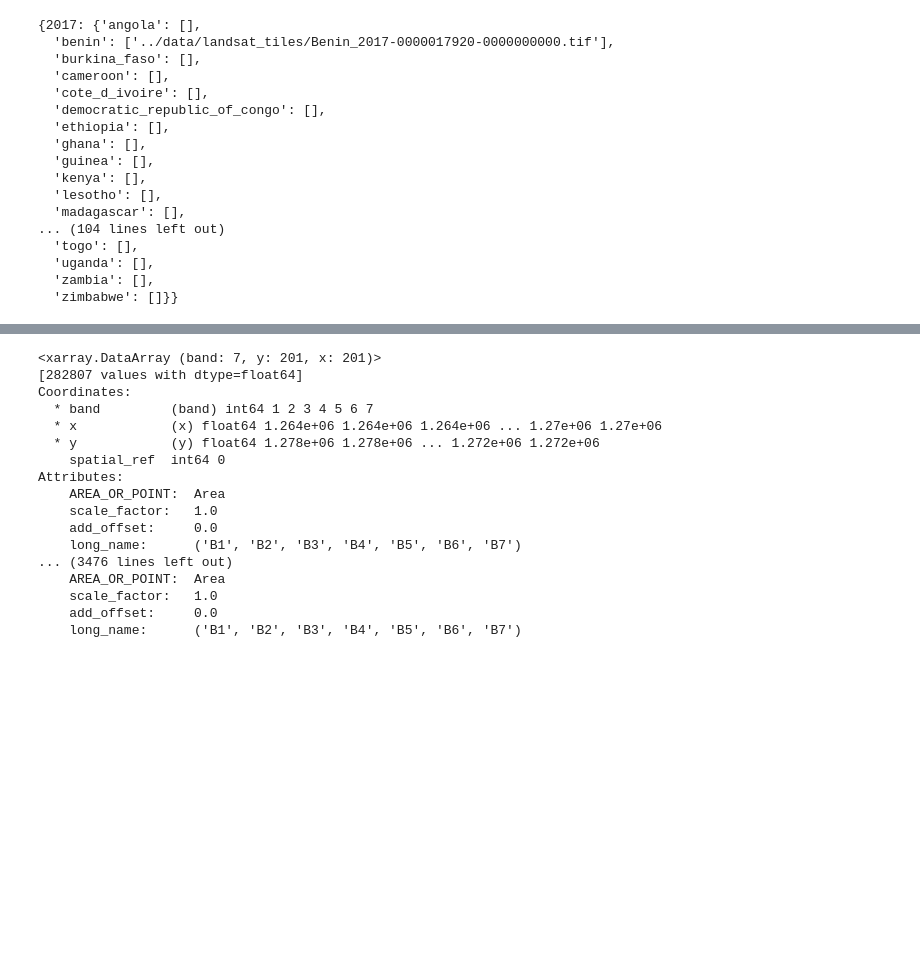
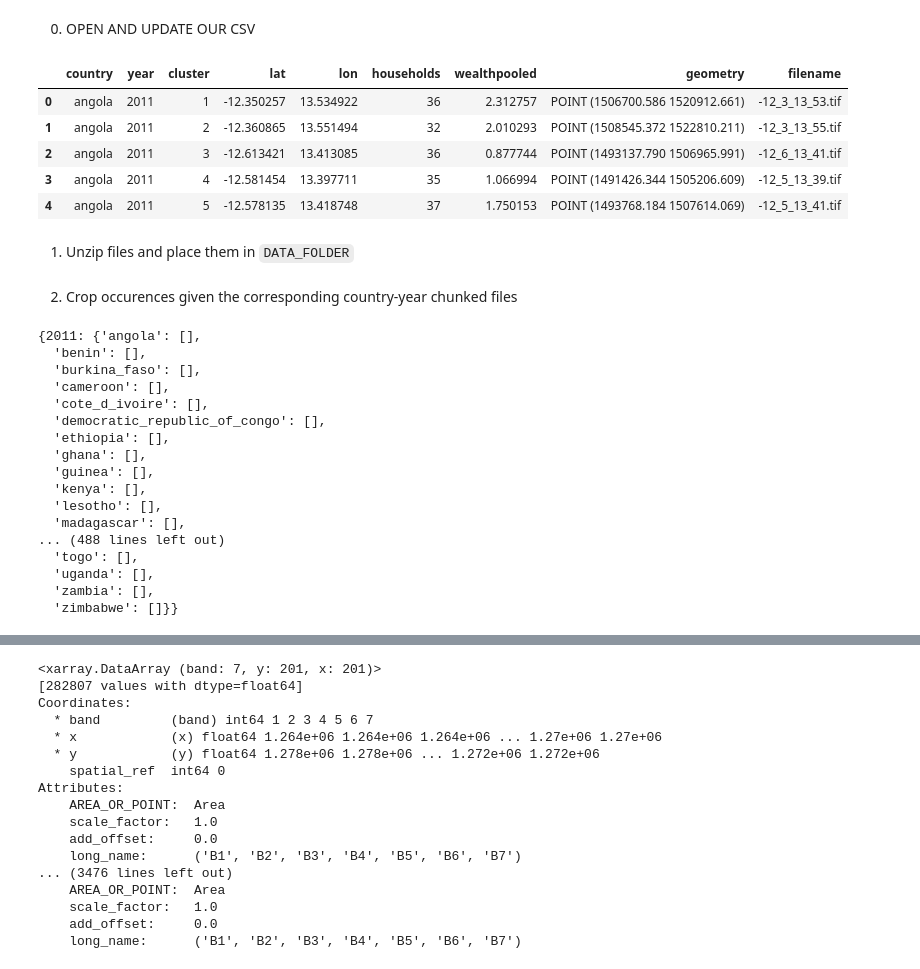
Before and after one commit to mpa-poverty/2-mpa, a Jupyter notebook: preprocessing/1_crop_tiles.ipynb, the cells around one changed output, grey strips where cells are left out. Cells and saved outputs as stored; diff of their text form; code cells hidden in the pictures; blank space fills up the shorter version.

```diff
--- a/preprocessing/1_crop_tiles.ipynb
+++ b/preprocessing/1_crop_tiles.ipynb
@@ -13,0 +25,19 @@ CSV_PATH=os.path.join('..','data','wealth_index.csv')
+# %% [markdown]
+0. OPEN AND UPDATE OUR CSV
+# %%
+# UPDATE POINT COORDINATES & CRS
+# WE NOW WORK IN METERS WITH EPSG:3857
+gdf = gpd.GeoDataFrame(csv, geometry=gpd.points_from_xy(csv.lon, csv.lon))
+gdf.set_crs(epsg="4326", inplace=True)
+gdf = gdf.to_crs('EPSG:3857')
+gdf.to_csv(CSV_PATH,index=False)
+gdf.head()
+# %% [output]
+|  | country | year | cluster | lat | lon | households | wealthpooled | geometry | filename |
+| 0 | angola | 2011 | 1 | -12.350257 | 13.534922 | 36 | 2.312757 | POINT (1506700.586 1520912.661) | -12_3_13_53.tif |
+| 1 | angola | 2011 | 2 | -12.360865 | 13.551494 | 32 | 2.010293 | POINT (1508545.372 1522810.211) | -12_3_13_55.tif |
+| 2 | angola | 2011 | 3 | -12.613421 | 13.413085 | 36 | 0.877744 | POINT (1493137.790 1506965.991) | -12_6_13_41.tif |
+| 3 | angola | 2011 | 4 | -12.581454 | 13.397711 | 35 | 1.066994 | POINT (1491426.344 1505206.609) | -12_5_13_39.tif |
+| 4 | angola | 2011 | 5 | -12.578135 | 13.418748 | 37 | 1.750153 | POINT (1493768.184 1507614.069) | -12_5_13_41.tif |
+# %% [markdown]
+1. Unzip files and place them in `DATA_FOLDER`
@@ -14,20 +60,19 @@ CSV_PATH=os.path.join('..','data','wealth_index.csv')
+# %% [markdown]
+2. Crop occurences given the corresponding country-year chunked files
 # %%
-# GLOB FILES
+# GLOB FILES PER COUNTRY-YEAR PAIR
 files=dict()
 csv=pd.read_csv(CSV_PATH)
 for year in csv.year.unique():
-    if int(year) < 2016:
-        continue
     files[year]=dict()
     for country in csv.country.unique():
         files[year][country]=[]
         country_cap=country.title()
-        files[year][country]=glob.glob(os.path.join(PATH,str(country_cap)+"_"+str(year)+"*.tif"))
-
+        files[year][country]=glob.glob(os.path.join(DATA_PATH,str(country_cap)+"_"+str(year)+"*.tif"))
 files
 # %% [output]
-{2017: {'angola': [],
-  'benin': ['../data/landsat_tiles/Benin_2017-0000017920-0000000000.tif'],
+{2011: {'angola': [],
+  'benin': [],
   'burkina_faso': [],
   'cameroon': [],
   'cote_d_ivoire': [],
@@ -38,7 +83,7 @@ files
   'kenya': [],
   'lesotho': [],
   'madagascar': [],
-... (104 lines left out)
+... (488 lines left out)
   'togo': [],
   'uganda': [],
   'zambia': [],
```
Also changed, not shown: parts of 10 cells of this notebook, 2 other files.
